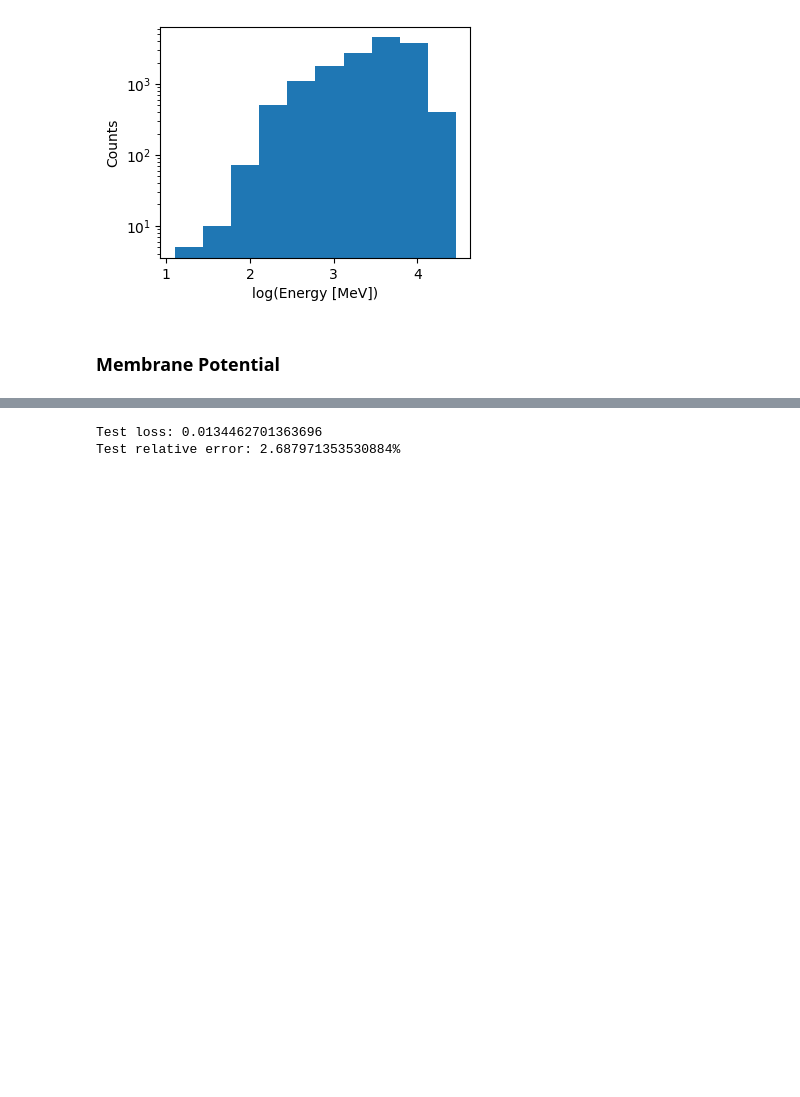
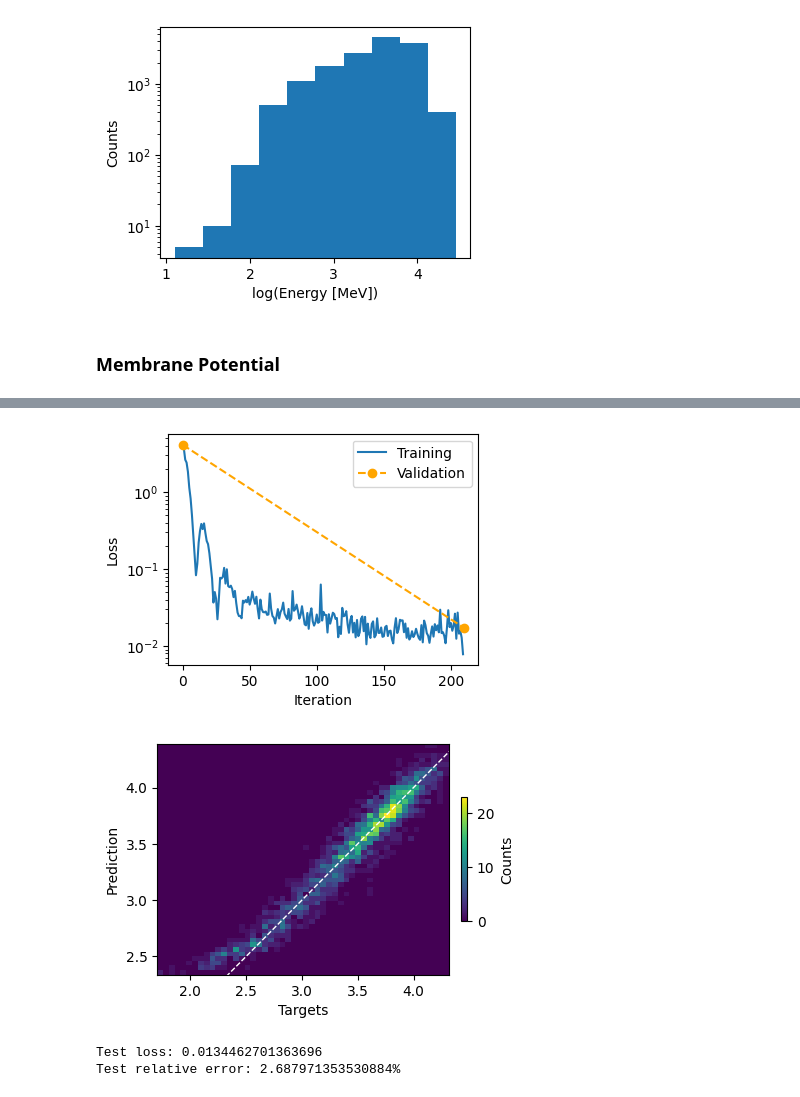
Before and after one commit to enlupi/SNN-Cal, a Jupyter notebook: SNN/SNN.ipynb, the cells around one changed output, grey strips where cells are left out. Cells and saved outputs as stored; diff of their text form; code cells hidden in the pictures; blank space fills up the shorter version.

```diff
--- a/SNN/SNN.ipynb
+++ b/SNN/SNN.ipynb
@@ -514,7 +812,7 @@ train_net.cm["test"].plot()
 # %% [markdown]
 # Energy Regression
 # %%
-dataset.transform = lambda x: (x[0], ds.to_tensor_and_dtype(np.log10(x[1]), torch.float32))
+dataset.transform = lambda x: (x[0], ds.to_tensor_and_dtype(np.log10(x[1][0]), torch.float32))
 
 #mask = [((d[0] != 0).any() and d[1] > 0).item()  and i < 10000  for i, d in enumerate(dataset)]
 #dataset = dataset[mask]
@@ -536,12 +834,13 @@ Minimum energy: 1.0979242324829102
 ### Membrane Potential
 # %%
 net_E_mem = Spiking_Net(net_desc_membrane, lambda x: spikegen_multi(x,4))
-
-loss_fn = nn.MSELoss()
+Pred = Predictor(predict_membrane)
+loss_fn = nn.MSELoss() #multi_MSELoss(weights=torch.tensor([1]))
 optimizer = torch.optim.Adam(net_E_mem.parameters(), lr=5e-4, betas=(0.9, 0.999))
-train_net = Trainer(net_E_mem, loss_fn, optimizer, train_dataset, val_dataset, test_dataset, predict_membrane)
+train_net = Trainer(net_E_mem, loss_fn, optimizer, Pred,
+                    train_dataset, val_dataset, test_dataset)
 # %%
-num_epochs = 5
+num_epochs = 1
 train_net.train(num_epochs)
 # %% [output]
 Epoch 0:
@@ -576,0 +856,4 @@ Validation Accuracy = 0.028630463406443596
+# %%
+train_net.test("test")
+train_net.show_results(nbins=50)
+# %% [output]
@@ -577,3 +862,5 @@ Validation Accuracy = 0.028630463406443596
+[figure, added]
+[figure, added]
 # %%
 train_net.test("test")
 print(f"Test loss: {train_net.loss_hist['test'][num_epochs]}")
```
Also changed, not shown: parts of 26 cells of this notebook.
